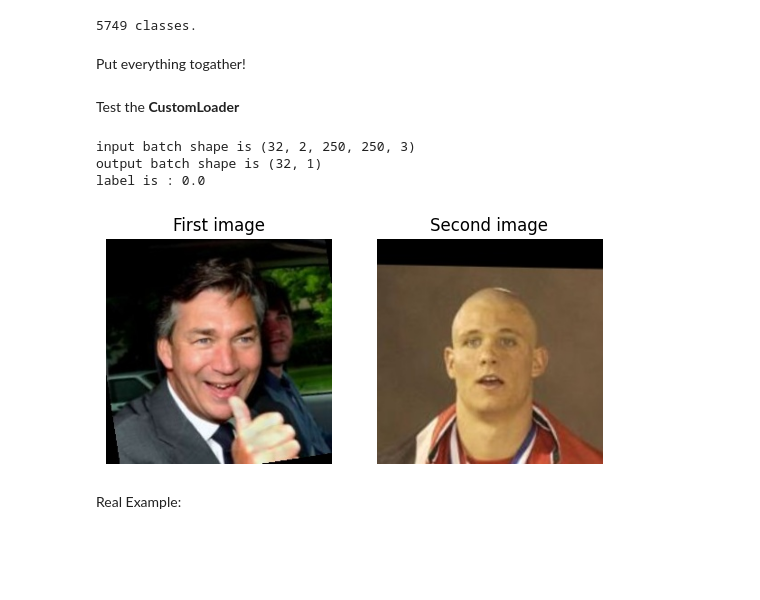
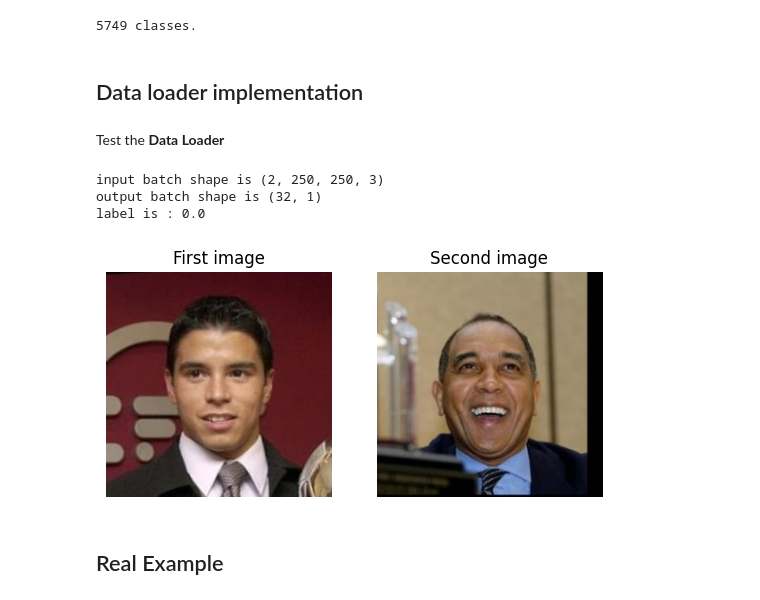
Before and after one commit to AliMustafa731/The-Optimizers-Squad, a Jupyter notebook: Data Loader.ipynb, the cells around one changed output. Drawn from its saved outputs; the diff is of its cells as text; code cells hidden in the pictures; blank space fills up the shorter version.

Commit message:
Tested the data loader on a real model and fixed some issues

```diff
--- a/Data Loader.ipynb
+++ b/Data Loader.ipynb
@@ -11,5 +14,5 @@ Store information about directories containing (**similar / dissimilar**) image'
 # %%
-dataset_root_path = "lfw_funneled"
+dataset_root_path = os.path.join('Data', 'LFW', 'lfw_funneled')
 classes_paths = []
 
 for dir in os.scandir(dataset_root_path):
@@ -22,10 +25,10 @@ for dir in os.scandir(dataset_root_path):
 print(f"{len(classes_paths)} classes.")
 # %% [output]
 5749 classes.
-# %% [markdown]
-Put everything togather!
+# %% [markdown]
+## Data loader implementation
 # %%
-class CustomLoader(tf.keras.utils.Sequence):
+class DataLoader(tf.keras.utils.Sequence):
 
     def __init__(self, dataset_path, batch_size, input_shape=(250, 250)):
         self.input_shape = input_shape
@@ -41,35 +44,37 @@ class CustomLoader(tf.keras.utils.Sequence):
                 if file.is_file():
                     self.classes_paths[-1].append(file.path)
 
-        # claculate the total number of batches
+        # calculate the total number of batches
         self.batches_num = len(self.classes_paths) // self.batch_size
 
     def load_img(self, path):
-        image = tf.keras.preprocessing.image.load_img(path)
-        image_arr = tf.keras.preprocessing.image.img_to_array(image)
+        image = keras.preprocessing.image.load_img(path)
+        image_arr = keras.preprocessing.image.img_to_array(image)
         return image_arr / 255
 
-    # the training algorithm (model.fit()) will call this funtion to get the n'th batch of the dataset
+    # the training algorithm (model.fit()) will call this function to get the n'th batch of the dataset
     def __getitem__(self, n):
 
         paths_batch = self.classes_paths[n*self.batch_size : (n+1)*self.batch_size]
 
-        X = np.zeros((self.batch_size, 2, self.input_shape[1], self.input_shape[0], 3))
+        X1 = np.zeros((self.batch_size, self.input_shape[1], self.input_shape[0], 3))
+        X2 = np.zeros((self.batch_size, self.input_shape[1], self.input_shape[0], 3))
         Y = np.zeros((self.batch_size, 1))
 
         for i in range(self.batch_size):
             sample_class_1 = random.choice(paths_batch)
             sample_class_2 = random.choice(paths_batch)
 
-            X[i][0] = self.load_img(random.choice(sample_class_1))
-            X[i][1] = self.load_img(random.choice(sample_class_2))
+            X1[i] = self.load_img(random.choice(sample_class_1))
+            X2[i] = self.load_img(random.choice(sample_class_2))
 
             if sample_class_1 == sample_class_2:
                 Y[i] = 1
             else:
                 Y[i] = 0
 
-        return X, Y
+        #Since the model has two inputs, X1 and X2 has to be grouped into a tuple.
+        return (X1, X2), Y
 
     # returns the number of batches in the dataset
     def __len__(self):
@@ -80,37 +85,36 @@ class CustomLoader(tf.keras.utils.Sequence):
         # shuffle the paths of images at the end of each epoch
         np.random.shuffle(self.classes_paths)
 # %% [markdown]
-Test the **CustomLoader**
+Test the **Data Loader**
 # %%
-train_loader = CustomLoader(dataset_path="lfw_funneled", batch_size=32, input_shape=(250, 250))
+train_loader = DataLoader(dataset_path=dataset_root_path, batch_size=32, input_shape=(250, 250))
 # %%
 # get sample batch
-X, Y = train_loader[random.randint(0, len(train_loader)-1)]
+(X1, X2), Y = train_loader[random.randint(0, len(train_loader)-1)]
 
 # get sample pair
-x_pair = X[random.randint(0, len(X)-1)]
+x1 = X1[random.randint(0, len(X1)-1)]
+x2 = X2[random.randint(0, len(X2)-1)]
 y_label = Y[random.randint(0, len(Y)-1)]
 
-print(f"input batch shape is {X.shape}")
+print(f"input batch shape is {np.concatenate([[x1], [x2]], axis = 0).shape}")
 print(f"output batch shape is {Y.shape}")
 print(f"label is : {y_label[0]}")
 
 # show a sample image pair
 plt.subplot(1, 2, 1)
-plt.imshow(x_pair[0])
+plt.imshow(x1)
 plt.axis('off')
 plt.title("First image")
 
 plt.subplot(1, 2, 2)
-plt.imshow(x_pair[1])
+plt.imshow(x2)
 plt.axis('off')
 plt.title("Second image")
 
 plt.show()
 # %% [output]
-input batch shape is (32, 2, 250, 250, 3)
+input batch shape is (2, 250, 250, 3)
 output batch shape is (32, 1)
 label is : 0.0
-[figure, old version]
+[figure, new version]
-# %% [markdown]
-Real Example:
@@ -125,0 +121,2 @@ model.fit(train_loader, validation_data=val_loader, epochs=100)
+# %% [markdown]
+## Real Example
```
Also changed, not shown: parts of 13 cells of this notebook.
